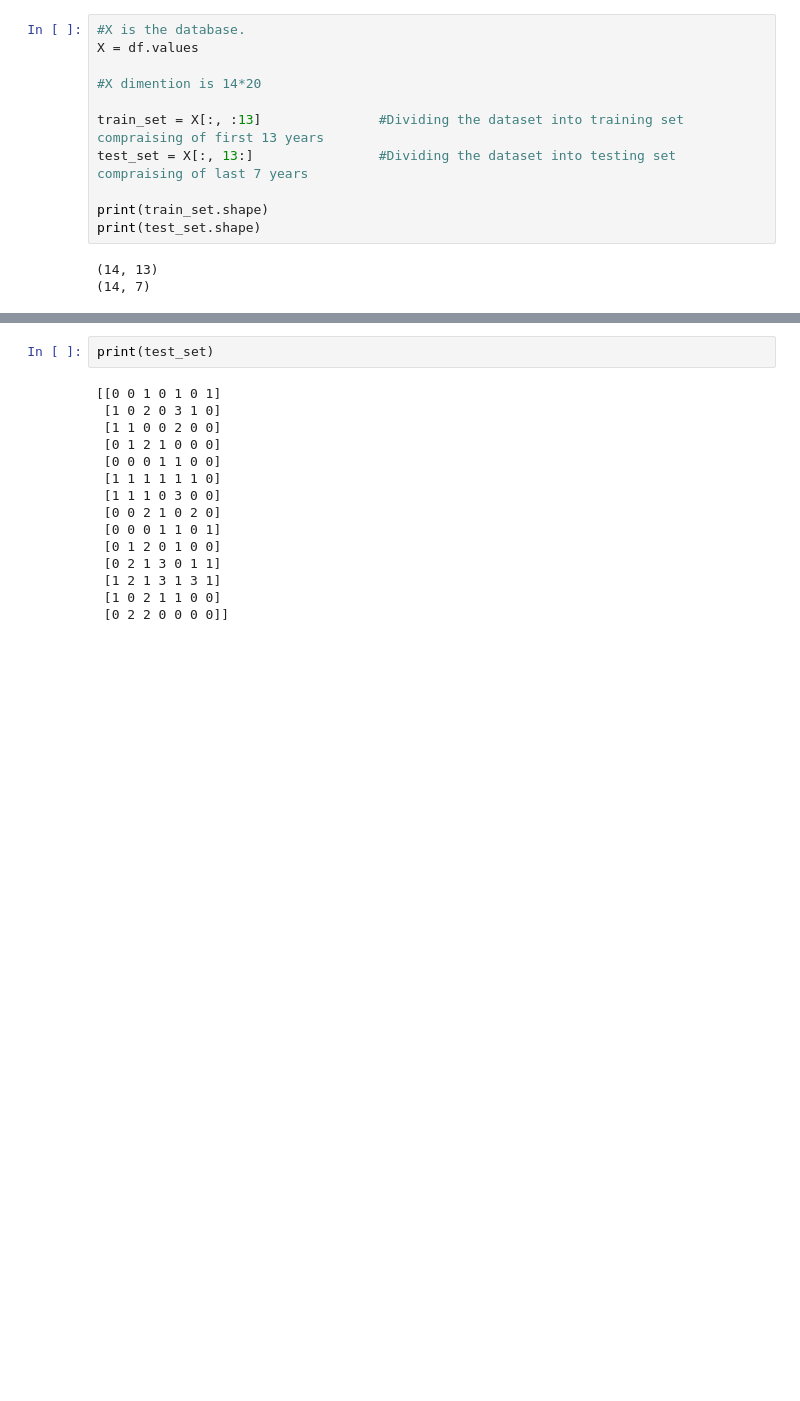
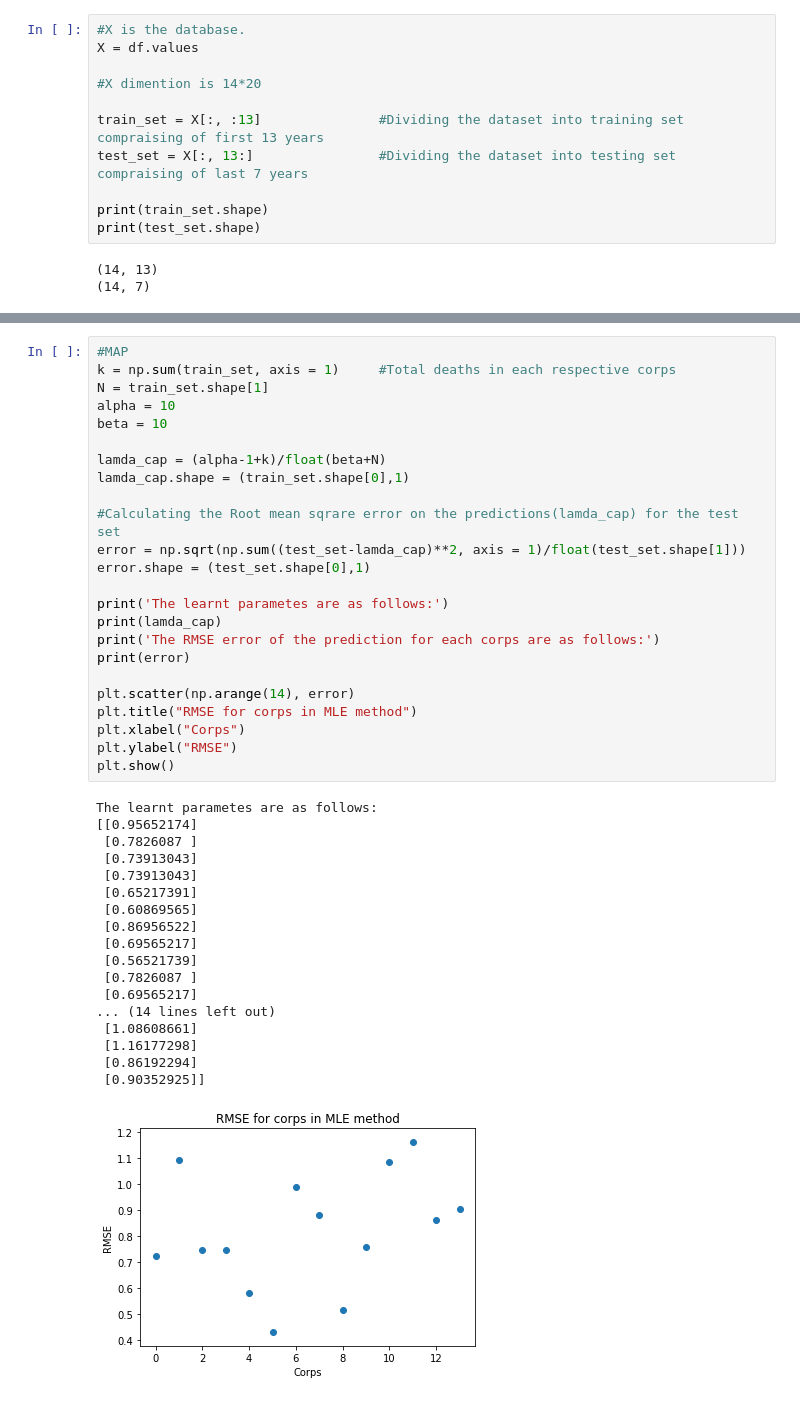
Before and after one commit to ashutoshtiwari128/Riddikulus, a Jupyter notebook: Question3.ipynb, the cells around one changed output, grey strips where cells are left out. Cells and saved outputs as stored; diff of their text form; blank space fills up the shorter version.

```diff
--- a/Question3.ipynb
+++ b/Question3.ipynb
@@ -98,17 +90,43 @@ print(train_set)
-# %%
-print(test_set)
-# %% [output]
-[[0 0 1 0 1 0 1]
- [1 0 2 0 3 1 0]
- [1 1 0 0 2 0 0]
- [0 1 2 1 0 0 0]
- [0 0 0 1 1 0 0]
- [1 1 1 1 1 1 0]
- [1 1 1 0 3 0 0]
- [0 0 2 1 0 2 0]
- [0 0 0 1 1 0 1]
- [0 1 2 0 1 0 0]
- [0 2 1 3 0 1 1]
- [1 2 1 3 1 3 1]
- [1 0 2 1 1 0 0]
- [0 2 2 0 0 0 0]]
+# %%
+#MAP
+k = np.sum(train_set, axis = 1)     #Total deaths in each respective corps
+N = train_set.shape[1]
+alpha = 10
+beta = 10
+
+lamda_cap = (alpha-1+k)/float(beta+N)
+lamda_cap.shape = (train_set.shape[0],1)
+
+#Calculating the Root mean sqrare error on the predictions(lamda_cap) for the test set
+error = np.sqrt(np.sum((test_set-lamda_cap)**2, axis = 1)/float(test_set.shape[1]))
+error.shape = (test_set.shape[0],1)
+
+print('The learnt parametes are as follows:')
+print(lamda_cap)
+print('The RMSE error of the prediction for each corps are as follows:')
+print(error)
+
+plt.scatter(np.arange(14), error)
+plt.title("RMSE for corps in MLE method")
+plt.xlabel("Corps")
+plt.ylabel("RMSE")
+plt.show()
+# %% [output]
+The learnt parametes are as follows:
+[[0.95652174]
+ [0.7826087 ]
+ [0.73913043]
+ [0.73913043]
+ [0.65217391]
+ [0.60869565]
+ [0.86956522]
+ [0.69565217]
+ [0.56521739]
+ [0.7826087 ]
+ [0.69565217]
+... (14 lines left out)
+ [1.08608661]
+ [1.16177298]
+ [0.86192294]
+ [0.90352925]]
+[figure, added]
```
Also changed, not shown: parts of 4 cells of this notebook.
